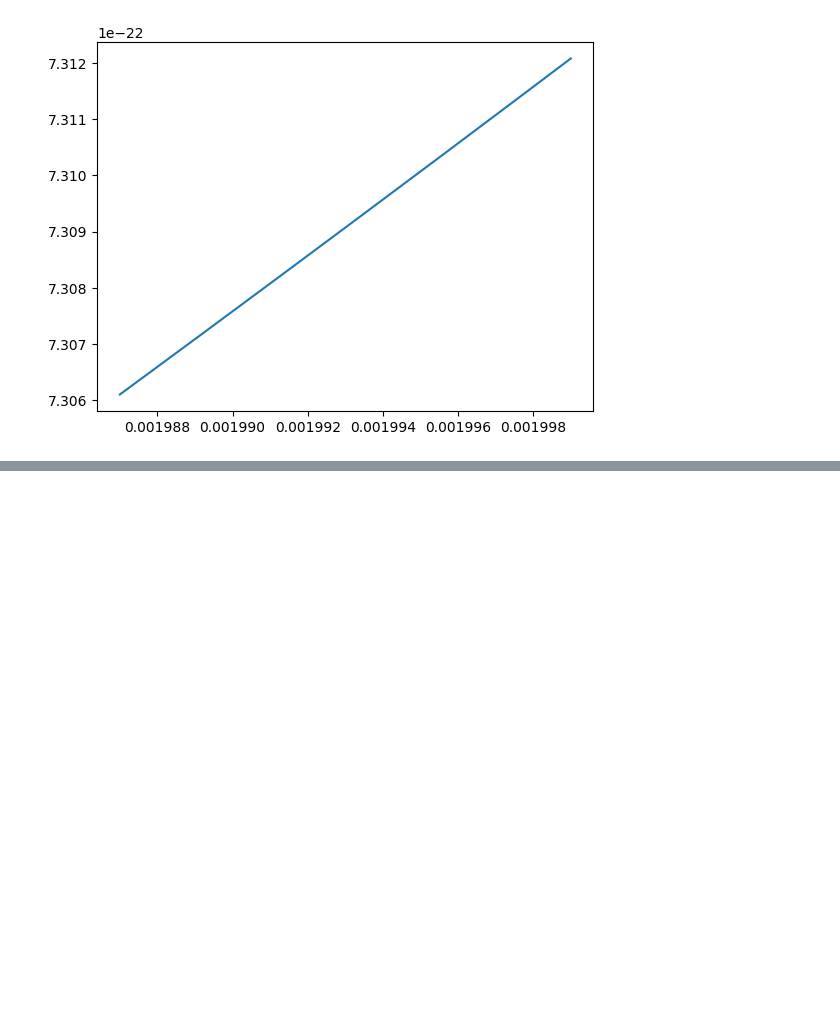
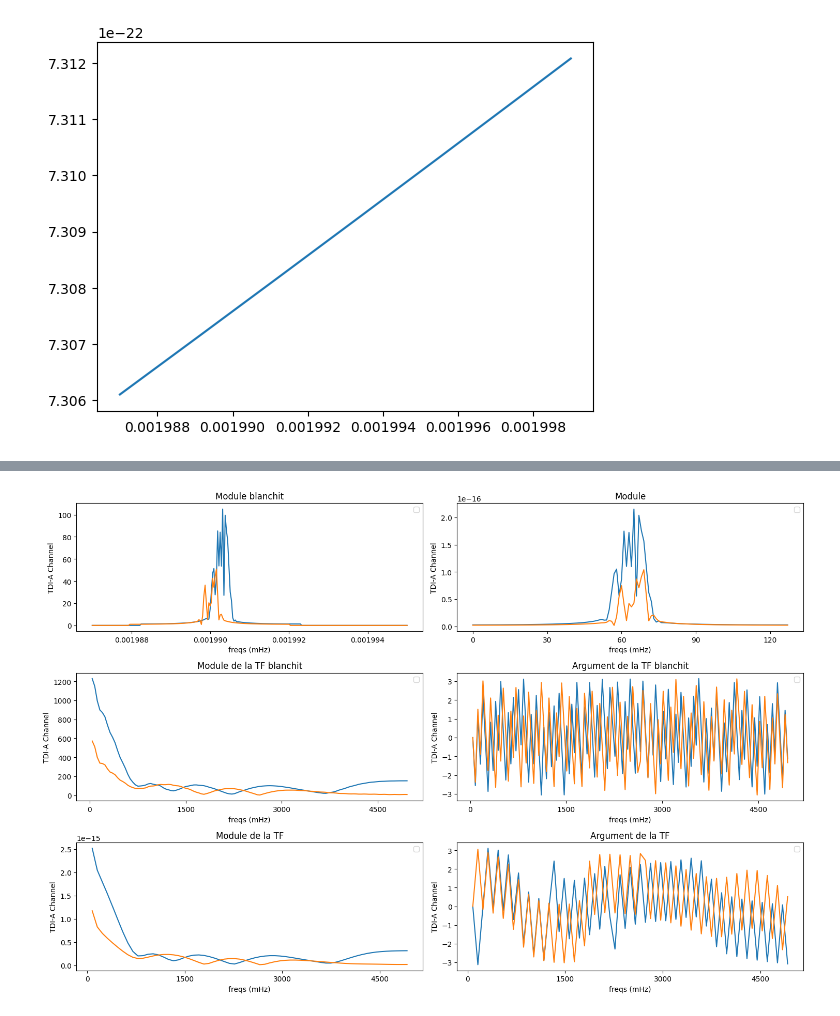
Before and after one commit to Tanguy2001/GB_MLP_1Param, a Jupyter notebook: test.ipynb, the cells around one changed output, grey strips where cells are left out. Saved outputs shown, nothing was run; the diff lists cells and outputs as text; code cells hidden in the pictures; blank space fills up the shorter version.

```diff
--- a/test.ipynb
+++ b/test.ipynb
@@ -437,12 +437,12 @@ waveforms = np.hstack((A_whitened.real, A_whitened.imag))
 df = 1./Tobs
 dt = 15.0
 N = 128
-num_samples = 1
+num_samples = 10
 
 f_min = 0.00199
-f_max = f_min + 6*1e-6
+f_max = f_min + 2*1e-6
 f0 = np.random.uniform(f_min, f_max , num_samples)
-amp = np.random.uniform(1e-23, 1e-21, num_samples)
+amp = np.random.uniform(5*1e-22, 1e-21, num_samples)
 fdot = np.random.uniform(7.538331e-16, 7.538331e-18 , num_samples)
 fddot = np.zeros(num_samples)  # np.random.uniform(1e-50, 1e-49, num_samples)
 phi0 = np.random.uniform(0, 2*np.pi, num_samples)
@@ -485,6 +485,3 @@ for i in range(num_samples):
     A_whitened[i] = x
 
 waveforms = np.hstack((A_whitened.real, A_whitened.imag))
-
-print(waveforms.shape)
-print(all_parameters[0])
@@ -495,0 +488,82 @@ print(all_parameters[0])
+# %%
+fs = 10000
+
+Aw0 = np.fft.fft(np.abs(A_whitened[0]))
+Aw0 = Aw0[0:int(-1+ len(Aw0)/2)]
+frequencies = np.fft.fftfreq(len(A_whitened[0]), 1/fs)
+frequencies = frequencies[frequencies > 0]
+
+GB0 = np.fft.fft(np.abs(gb.A[0]))
+GB0 = GB0[0:int(-1+ len(GB0)/2)]
+frequencies1 = np.fft.fftfreq(len(gb.A[0]), 1/fs)
+frequencies1 = frequencies1[frequencies1 > 0]
+
+
+Aw1 = np.fft.fft(np.abs(A_whitened[1]))
+GB1 = np.fft.fft(np.abs(gb.A[1]))
+
+Aw1 = Aw1[0:int(-1+ len(Aw1)/2)]
+GB1 = GB1[0:int(-1+ len(GB1)/2)]
+
+fig, axs = plt.subplots(3, 2, figsize=(15, 10))
+
+
+axs[0, 0].plot(sample_frequencies, np.abs(A_whitened[0]))
+axs[0, 0].plot(sample_frequencies, np.abs(A_whitened[1]))
+axs[0, 0].set_title("Module blanchit")
+axs[0, 0].set_xlabel("freqs (mHz)")
+axs[0, 0].set_ylabel("TDI-A Channel")
+axs[0, 0].xaxis.set_major_locator(MaxNLocator(nbins=5))
+axs[0, 0].legend()
+
+axs[0, 1].plot(np.abs(gb.A[0]))
+axs[0, 1].plot(np.abs(gb.A[1]))
+axs[0, 1].set_title("Module")
+axs[0, 1].set_xlabel("freqs (mHz)")
+axs[0, 1].set_ylabel("TDI-A Channel")
+axs[0, 1].xaxis.set_major_locator(MaxNLocator(nbins=5))
+axs[0, 1].legend()
+
+
+axs[1, 0].plot(frequencies, np.abs(Aw0))
+axs[1, 0].plot(frequencies, np.abs(Aw1))
+axs[1, 0].set_title("Module de la TF blanchit")
+axs[1, 0].set_xlabel("freqs (mHz)")
+axs[1, 0].set_ylabel("TDI-A Channel")
+axs[1, 0].xaxis.set_major_locator(MaxNLocator(nbins=5))
+axs[1, 0].legend()
+
+# Deuxième graphique (en haut à droite)
+axs[1, 1].plot(frequencies, np.angle(Aw0))
+axs[1, 1].plot(frequencies, np.angle(Aw1))
+axs[1, 1].set_title("Argument de la TF blanchit")
+axs[1, 1].set_xlabel("freqs (mHz)")
+axs[1, 1].set_ylabel("TDI-A Channel")
+axs[1, 1].xaxis.set_major_locator(MaxNLocator(nbins=5))
+axs[1, 1].legend()
+
+# Troisième graphique (en bas à gauche)
+axs[2, 0].plot(frequencies1, np.abs(GB0))
+axs[2, 0].plot(frequencies1, np.abs(GB1))
+axs[2, 0].set_title("Module de la TF")
+axs[2, 0].set_xlabel("freqs (mHz)")
+axs[2, 0].set_ylabel("TDI-A Channel")
+axs[2, 0].xaxis.set_major_locator(MaxNLocator(nbins=5))
+axs[2, 0].legend()
+
+# Quatrième graphique (en bas à droite)
+axs[2, 1].plot(frequencies1, np.angle(GB0))
+axs[2, 1].plot(frequencies1, np.angle(GB1))
+axs[2, 1].set_title("Argument de la TF")
+axs[2, 1].set_xlabel("freqs (mHz)")
+axs[2, 1].set_ylabel("TDI-A Channel")
+axs[2, 1].xaxis.set_major_locator(MaxNLocator(nbins=5))
+axs[2, 1].legend()
+
+# Ajuster l'espace entre les graphiques
+plt.tight_layout()
+
+# Afficher la figure
+plt.show()
+# %% [output]
+[figure, added]
```
Also changed, not shown: parts of 13 cells of this notebook, 36 other files.
